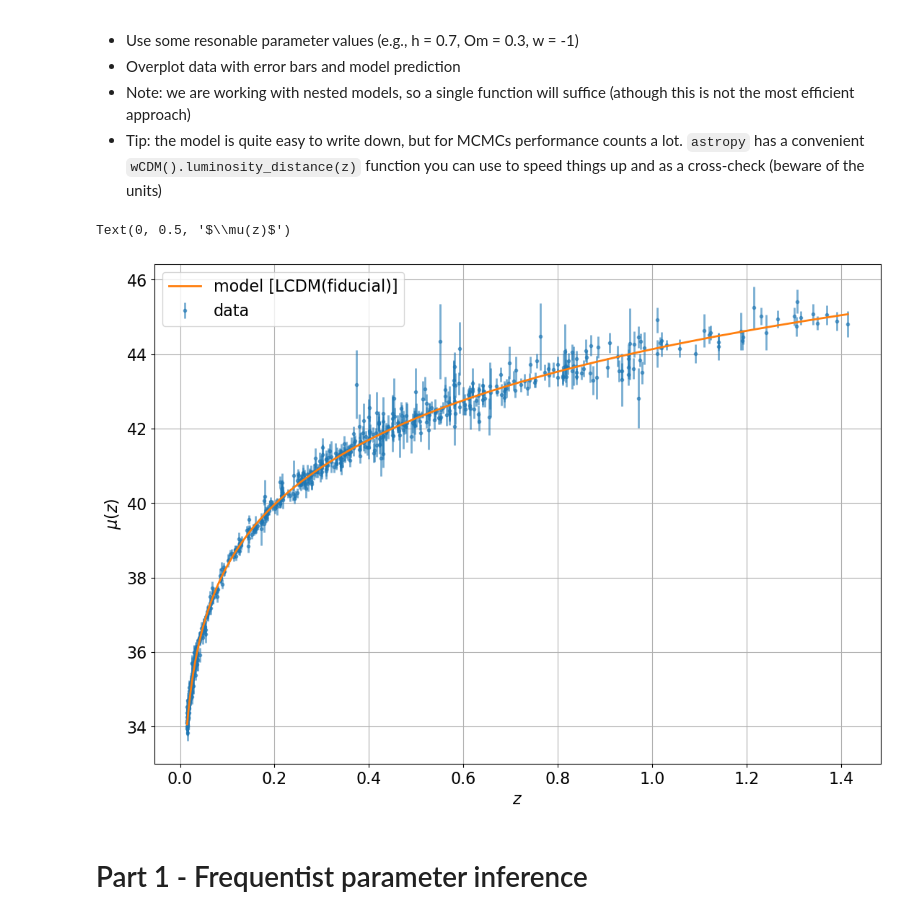
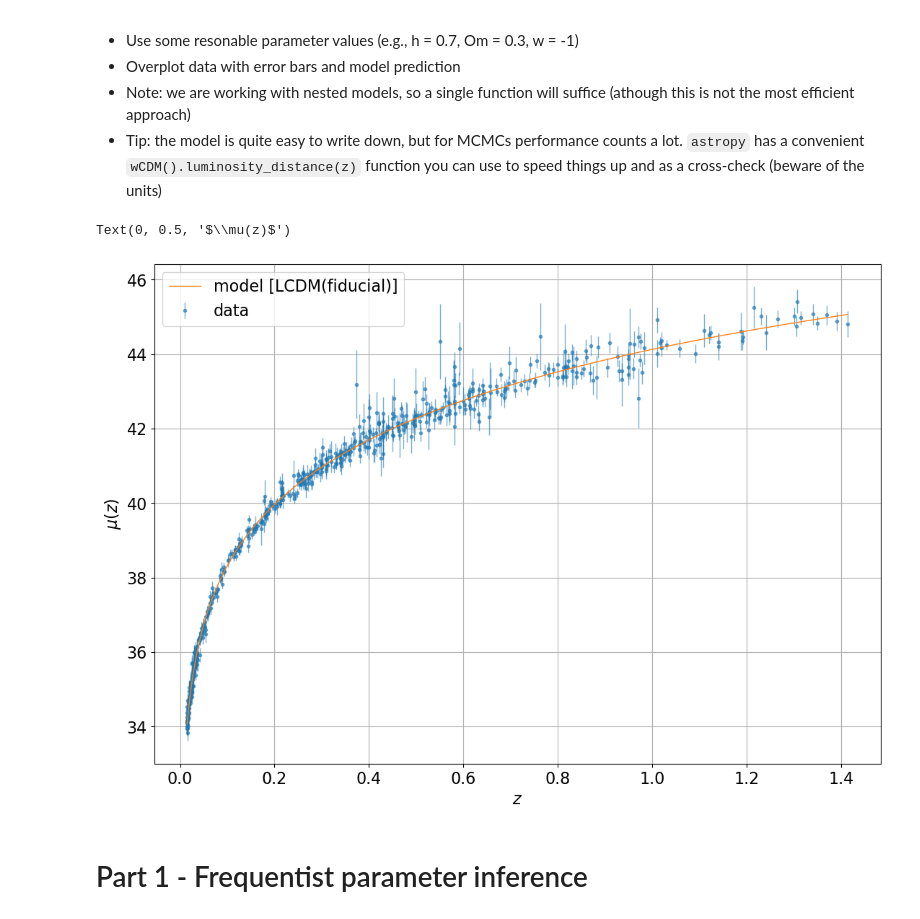
Before and after one commit to davidesciotti/Astrostats, a Jupyter notebook: SNIa_for_astrostats.ipynb, the cells around one changed output. Saved outputs shown, nothing was run; the diff lists cells and outputs as text; code cells hidden in the pictures.

```diff
--- a/SNIa_for_astrostats.ipynb
+++ b/SNIa_for_astrostats.ipynb
@@ -62,12 +62,12 @@ import time
 import scipy.optimize
 
 params = {
-    'lines.linewidth': 2,
-    'font.size': 17,
-    'axes.labelsize': 'large',
-    'axes.titlesize': 'large',
-    'xtick.labelsize': 'large',
-    'ytick.labelsize': 'large',
+    'lines.linewidth': 1,
+    'font.size': 13,
+    'axes.labelsize': 'medium',
+    'axes.titlesize': 'medium',
+    'xtick.labelsize': 'medium',
+    'ytick.labelsize': 'medium',
 }
 plt.rcParams.update(params)
 # %%
@@ -128,34 +130,35 @@ seed = 42
 # %%
 def model_prediction(z, theta, model):
     if model == 'LCDM':
         h, Om = theta
         Ode = 1 - Om
         dl = LambdaCDM(H0=100.0 * h, Om0=Om, Ode0=Ode).luminosity_distance(z)
     elif model == 'wCDM':
         h, Om, w0 = theta
         Ode = 1 - Om
         dl = wCDM(H0=100.0 * h, Om0=Om, Ode0=Ode, w0=w0).luminosity_distance(z)
     dm = 5.0 * np.log10(dl.to(aq.Mpc) / (1.0e-5 * aq.Mpc))
     return dm
 
 
+theta_LCDM = np.array([theta_fid['h'], theta_fid['Om']], dtype=float)
 plt.figure(figsize=(13, 9))
 plt.tick_params(labelsize=16)
 plt.errorbar(z_obs, y_obs, yerr=sigma_y, fmt='.', alpha=0.6, label='data')
 plt.plot(
-    z_obs,
-    model_prediction(z_obs, theta_fid[:2], 'LCDM'),
+    np.sort(z_obs),
+    model_prediction(np.sort(z_obs), theta_LCDM, 'LCDM'),
     alpha=1.0,
     label='model [LCDM(fiducial)]',
     zorder=10,
 )
 plt.grid()
 plt.legend(prop={'size': 16})
 plt.xlabel(r'$z$', fontsize=16)
 plt.ylabel(r'$\mu(z)$', fontsize=16)
 # %% [output]
 Text(0, 0.5, '$\\mu(z)$')
-[figure, old version]
+[figure, new version]
 # %% [markdown]
 # Part 1 - Frequentist parameter inference
 # %% [markdown]
```
Also changed, not shown: parts of 23 cells of this notebook.
